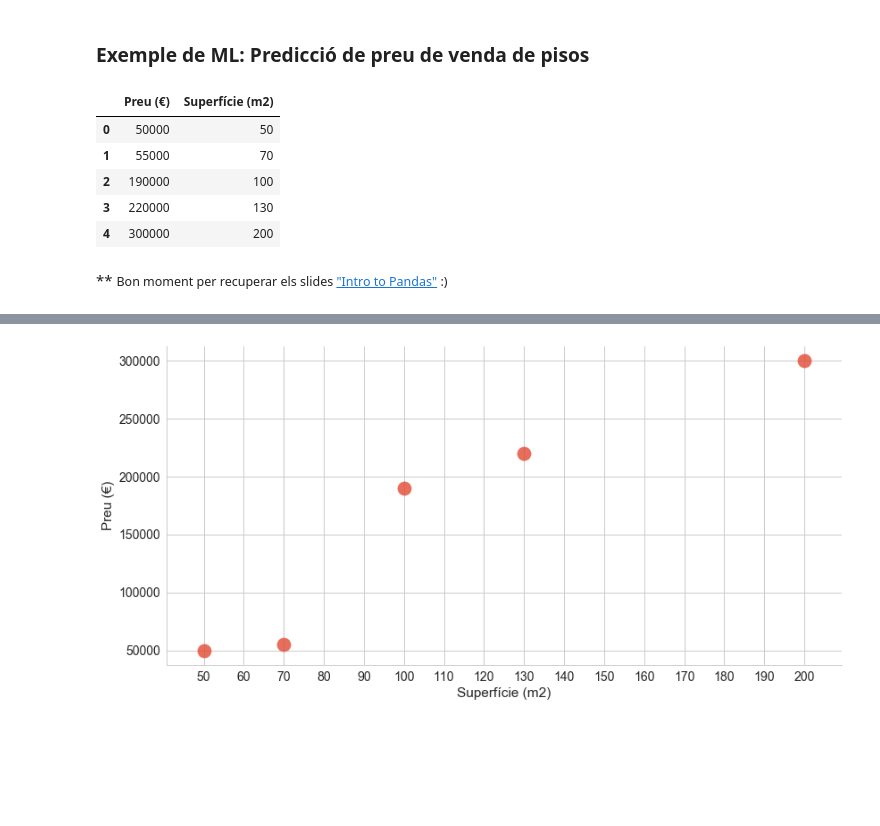
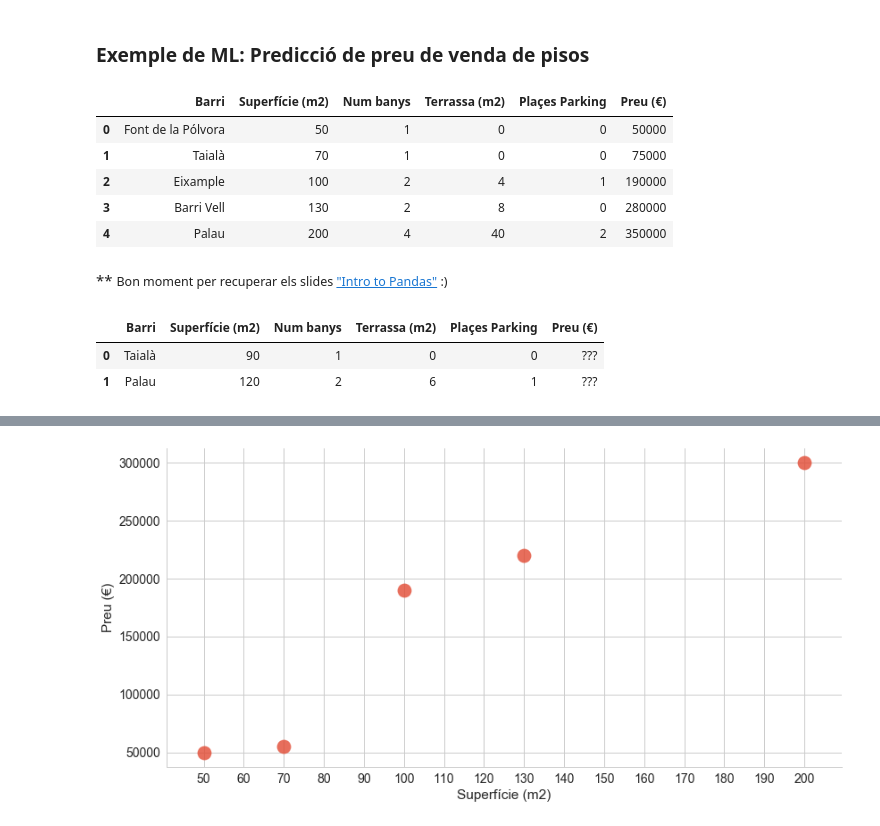
Before and after one commit to victormartingarcia/2017-pyGrn-introdatascience, a Jupyter notebook: datascience_introduction.ipynb, the cells around one changed output, grey strips where cells are left out. Saved outputs shown, nothing was run; the diff lists cells and outputs as text; code cells hidden in the pictures; blank space fills up the shorter version.

```diff
--- a/datascience_introduction.ipynb
+++ b/datascience_introduction.ipynb
@@ -81,19 +82,40 @@ Básicament son algorismes que aprenen i fan prediccions sobre dades.
 - Per últim podem fer servir aquest *model* per fer prediccions amb dades que no sabem el *target*.
 # %% [markdown]
 ### Exemple de ML: Predicció de preu de venda de pisos
-# %%
-dades = {
-    u'Superfície (m2)': [50,70,100,130,200],
-    u'Preu (€)': [50000,55000,190000,220000,300000],
-}
-df_training = pd.DataFrame(dades)
-df_training
-# %% [output]
-|  | Preu (€) | Superfície (m2) |
-| 0 | 50000 | 50 |
-| 1 | 55000 | 70 |
-| 2 | 190000 | 100 |
-| 3 | 220000 | 130 |
-| 4 | 300000 | 200 |
+# %%
+# TRAINING SET
+dades = {
+    u'Superfície (m2)': [50,70,100,130,200],
+    u'Terrassa (m2)': [0,0,4,8,40],
+    u'Num banys': [1,1,2,2,4],
+    u'Plaçes Parking': [0,0,1,0,2],
+    u'Barri': ["Font de la Pólvora","Taialà","Eixample","Barri Vell","Palau"],
+    u'Preu (€)': [50000,75000,190000,280000,350000],
+}
+pd.DataFrame(dades).reindex(columns=[u"Barri", u"Superfície (m2)",u"Num banys",
+                                     u"Terrassa (m2)",u"Plaçes Parking",u"Preu (€)"])
+# %% [output]
+|  | Barri | Superfície (m2) | Num banys | Terrassa (m2) | Plaçes Parking | Preu (€) |
+| 0 | Font de la Pólvora | 50 | 1 | 0 | 0 | 50000 |
+| 1 | Taialà | 70 | 1 | 0 | 0 | 75000 |
+| 2 | Eixample | 100 | 2 | 4 | 1 | 190000 |
+| 3 | Barri Vell | 130 | 2 | 8 | 0 | 280000 |
+| 4 | Palau | 200 | 4 | 40 | 2 | 350000 |
 # %% [markdown]
 ** <small>Bon moment per recuperar els slides <a href="https://github.com/victormartingarcia/2017-pyGrn-intropandas" target="_blank">"Intro to Pandas"</a> :)</small>
+# %%
+# PREDICCIONS
+dades = {
+    u'Superfície (m2)': [90,120],
+    u'Terrassa (m2)': [0,6],
+    u'Num banys': [1,2],
+    u'Plaçes Parking': [0,1],
+    u'Barri': ["Taialà","Palau"],
+    u'Preu (€)': ["???","???"],
+}
+pd.DataFrame(dades).reindex(columns=[u"Barri", u"Superfície (m2)",u"Num banys",
+                                     u"Terrassa (m2)",u"Plaçes Parking",u"Preu (€)"])
+# %% [output]
+|  | Barri | Superfície (m2) | Num banys | Terrassa (m2) | Plaçes Parking | Preu (€) |
+| 0 | Taialà | 90 | 1 | 0 | 0 | ??? |
+| 1 | Palau | 120 | 2 | 6 | 1 | ??? |
```
Also changed, not shown: parts of 16 cells of this notebook, 2 other files.
